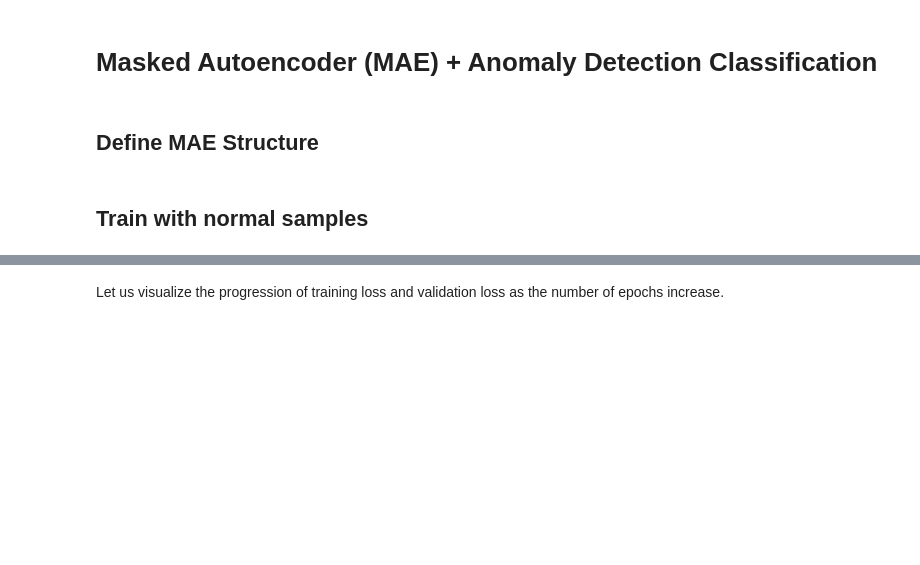
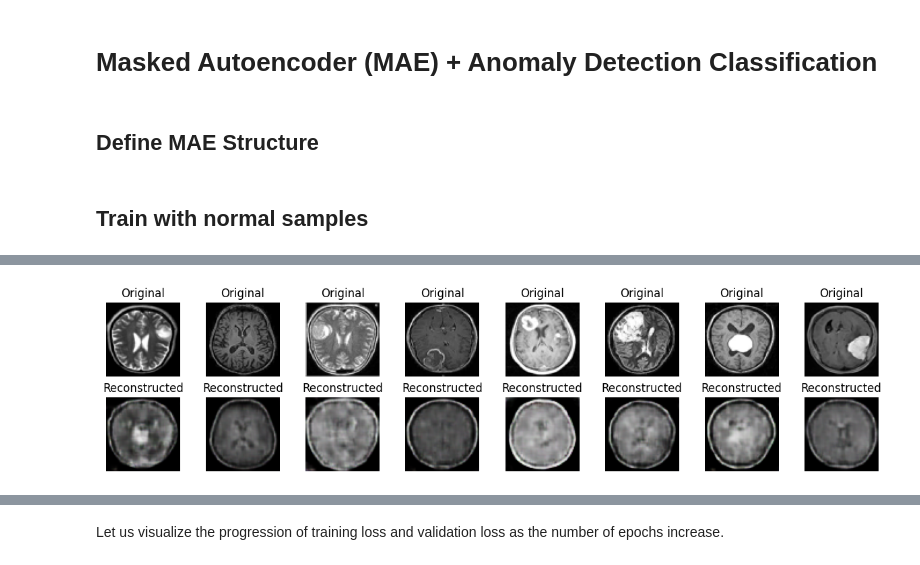
Before and after one commit to 4nanya-K/Brain-MRI-Scan-Tumor-Detection, a Jupyter notebook: Classification.ipynb, the cells around one changed output, grey strips where cells are left out. Drawn from its saved outputs; the diff is of its cells as text; code cells hidden in the pictures; blank space fills up the shorter version.

```diff
--- a/Classification.ipynb
+++ b/Classification.ipynb
@@ -609,0 +657,4 @@ Training completed!
+# %%
+visualize_reconstruction(val_loader)
+# %% [output]
+[figure, added]
```
Also changed, not shown: parts of 44 cells of this notebook.
